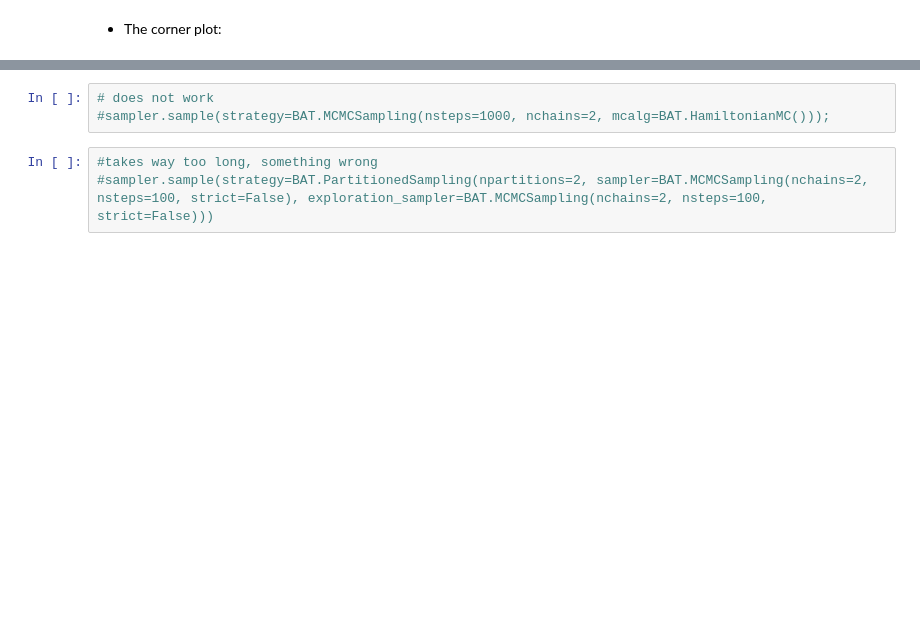
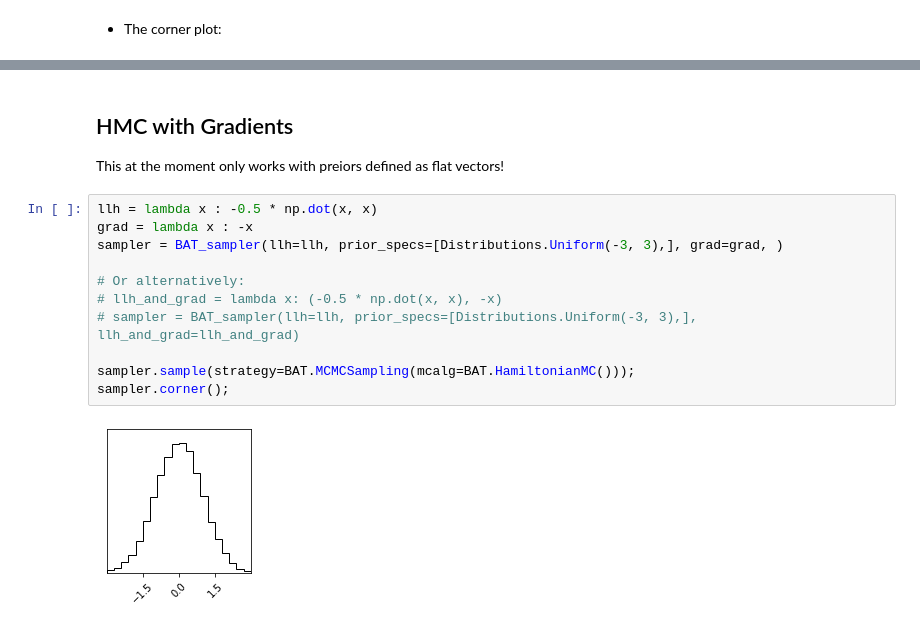
Before and after one commit to bat/batty, a Jupyter notebook: notebooks/README.ipynb, the cells around one changed output, grey strips where cells are left out. Cells and saved outputs as stored; diff of their text form; blank space fills up the shorter version.

```diff
--- a/notebooks/README.ipynb
+++ b/notebooks/README.ipynb
@@ -159,6 +123,17 @@ sampler.corner(color='green');
-# %%
-# does not work
-#sampler.sample(strategy=BAT.MCMCSampling(nsteps=1000, nchains=2, mcalg=BAT.HamiltonianMC()));
-# %%
-#takes way too long, something wrong
-#sampler.sample(strategy=BAT.PartitionedSampling(npartitions=2, sampler=BAT.MCMCSampling(nchains=2, nsteps=100, strict=False), exploration_sampler=BAT.MCMCSampling(nchains=2, nsteps=100, strict=False)))
+# %% [markdown]
+## HMC with Gradients
+
+This at the moment only works with preiors defined as flat vectors!
+# %%
+llh = lambda x : -0.5 * np.dot(x, x)
+grad = lambda x : -x
+sampler = BAT_sampler(llh=llh, prior_specs=[Distributions.Uniform(-3, 3),], grad=grad, )
+
+# Or alternatively:
+# llh_and_grad = lambda x: (-0.5 * np.dot(x, x), -x)
+# sampler = BAT_sampler(llh=llh, prior_specs=[Distributions.Uniform(-3, 3),], llh_and_grad=llh_and_grad)
+
+sampler.sample(strategy=BAT.MCMCSampling(mcalg=BAT.HamiltonianMC()));
+sampler.corner();
+# %% [output]
+[figure, added]
```
Also changed, not shown: parts of 20 cells of this notebook, 3 other files.
